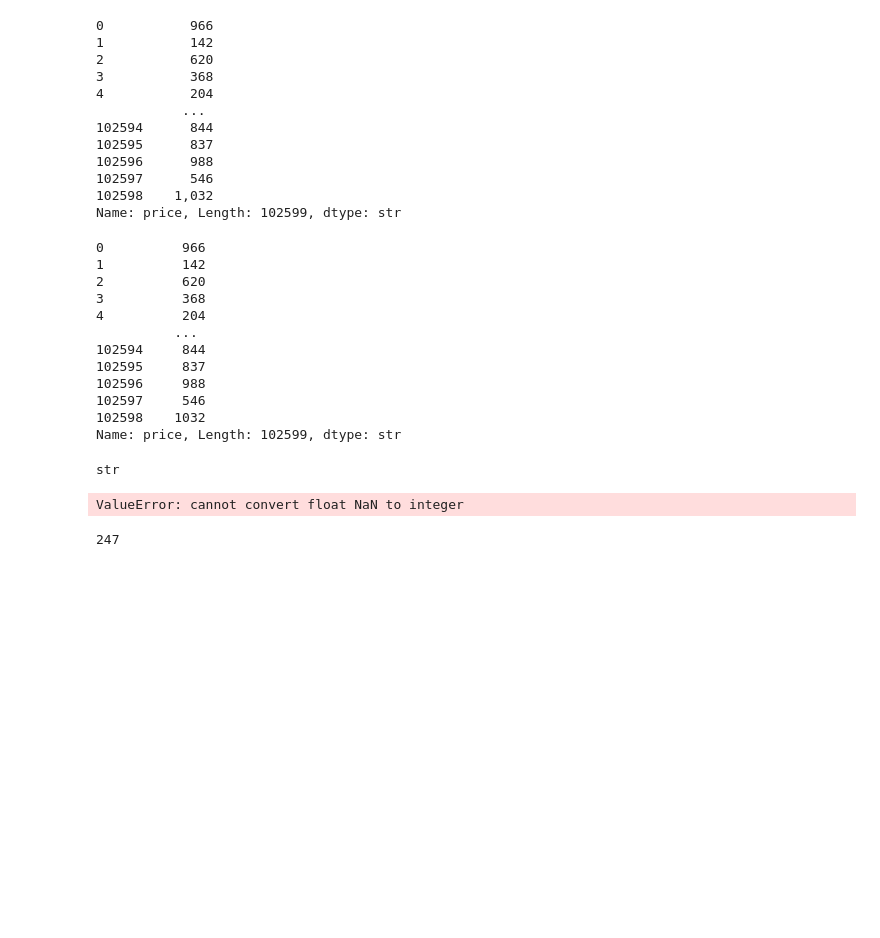
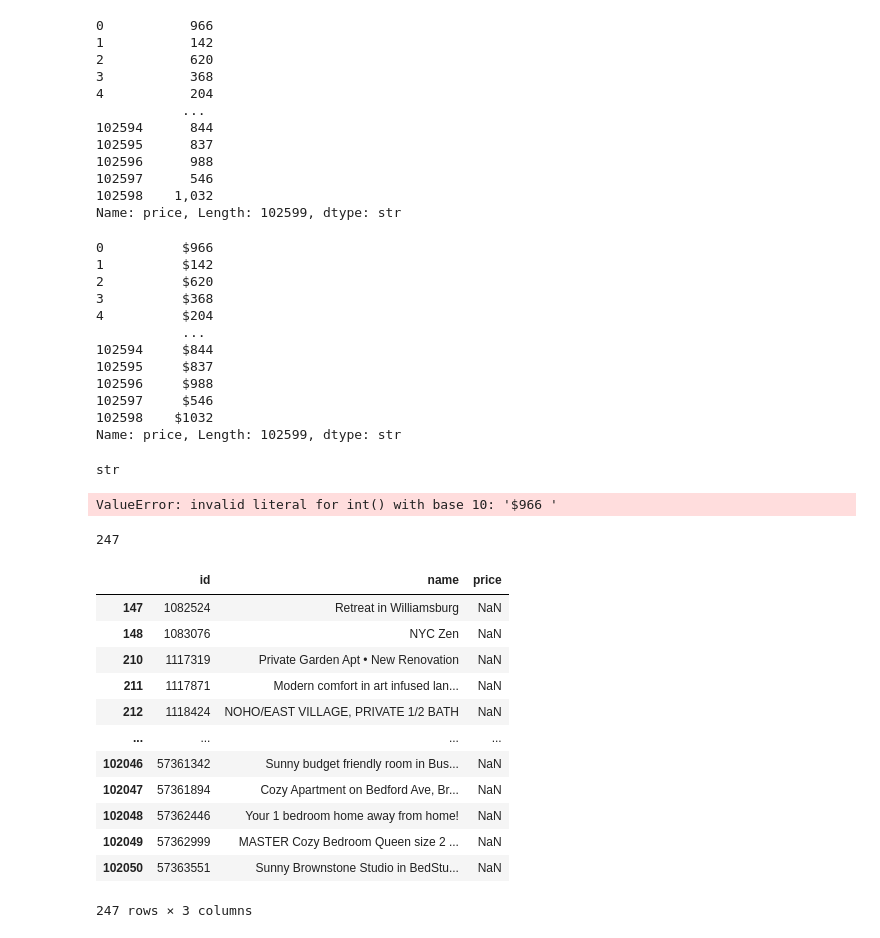
Before and after one commit to simarkalsi24/AirBnB-Data-Cleaning, a Jupyter notebook: AirBnB.ipynb, the cells around one changed output. Drawn from its saved outputs; the diff is of its cells as text; code cells hidden in the pictures; blank space fills up the shorter version.

```diff
--- a/AirBnB.ipynb
+++ b/AirBnB.ipynb
@@ -360,16 +360,16 @@ data['price'] = data['price'].str.replace(',','',regex=False)
 # %%
-data['price'] #succesfully remove.
+nmd['price'] #succesfully remove.
 # %% [output]
-0          966
-1          142
-2          620
-3          368
-4          204
-          ...
-102594     844
-102595     837
-102596     988
-102597     546
-102598    1032
+0          $966
+1          $142
+2          $620
+3          $368
+4          $204
+           ...
+102594     $844
+102595     $837
+102596     $988
+102597     $546
+102598    $1032
 Name: price, Length: 102599, dtype: str
 # %%
@@ -377,7 +377,7 @@ print(data['price'].dtype) # its string dat type. now converting it into an inte
 # %% [output]
 str
 # %%
-data['price'] = data['price'].astype(int)
+nmd['price'] = nmd['price'].astype(int)
 # %% [output]
-ValueError: cannot convert float NaN to integer
+ValueError: invalid literal for int() with base 10: '$966 '
 # %%
@@ -386,0 +390,16 @@ data['price'].isna().sum() # so there are 247 null values to it!
+# %%
+missing_price
+# %% [output]
+|  | id | name | price |
+| 147 | 1082524 | Retreat in Williamsburg | NaN |
+| 148 | 1083076 | NYC Zen | NaN |
+| 210 | 1117319 | Private Garden Apt • New Renovation | NaN |
+| 211 | 1117871 | Modern comfort in art infused lan... | NaN |
+| 212 | 1118424 | NOHO/EAST VILLAGE, PRIVATE 1/2 BATH | NaN |
+| ... | ... | ... | ... |
+| 102046 | 57361342 | Sunny budget friendly room in Bus... | NaN |
+| 102047 | 57361894 | Cozy Apartment on Bedford Ave, Br... | NaN |
+| 102048 | 57362446 | Your 1 bedroom home away from home! | NaN |
+| 102049 | 57362999 | MASTER Cozy Bedroom Queen size 2 ... | NaN |
+| 102050 | 57363551 | Sunny Brownstone Studio in BedStu... | NaN |
+247 rows × 3 columns
```
Also changed, not shown: parts of 11 cells of this notebook, 3 other files.
